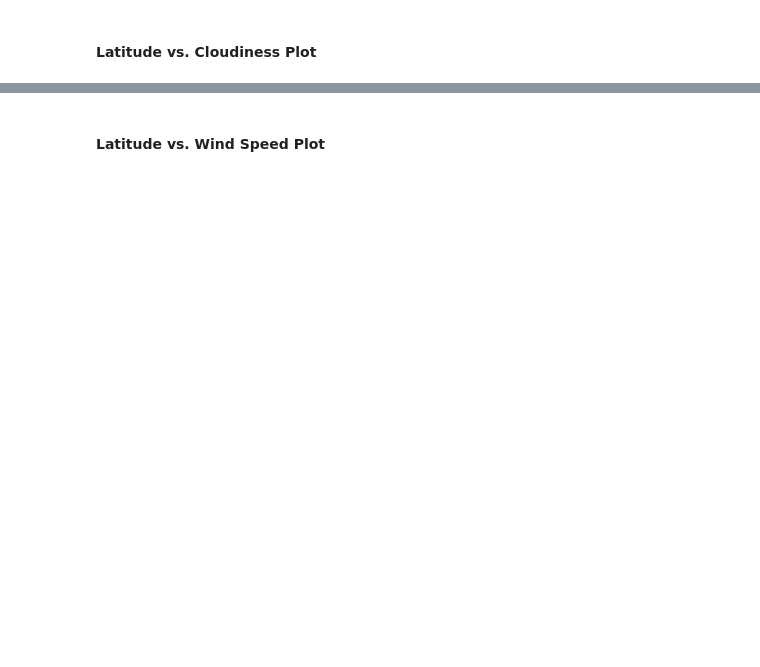
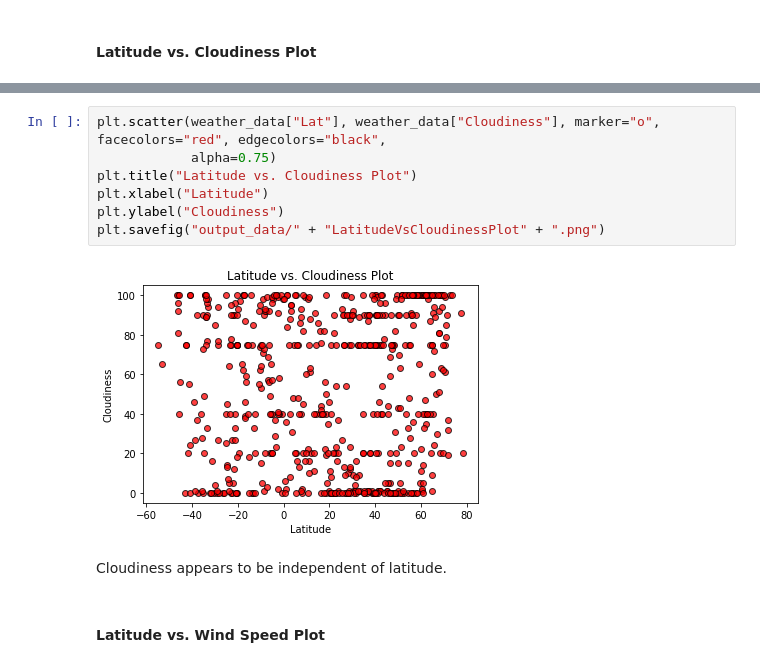
Before and after one commit to solrey3/python-api-challenge, a Jupyter notebook: WeatherPy/WeatherPy.ipynb, the cells around one changed output, grey strips where cells are left out. Cells and saved outputs as stored; diff of their text form; blank space fills up the shorter version.

```diff
--- a/WeatherPy/WeatherPy.ipynb
+++ b/WeatherPy/WeatherPy.ipynb
@@ -118,2 +214,13 @@ dtype: int64
+# %%
+plt.scatter(weather_data["Lat"], weather_data["Cloudiness"], marker="o", facecolors="red", edgecolors="black",
+            alpha=0.75)
+plt.title("Latitude vs. Cloudiness Plot")
+plt.xlabel("Latitude")
+plt.ylabel("Cloudiness")
+plt.savefig("output_data/" + "LatitudeVsCloudinessPlot" + ".png")
+# %% [output]
+[figure, added]
+# %% [markdown]
+Cloudiness appears to be independent of latitude.
 # %% [markdown]
 #### Latitude vs. Wind Speed Plot
```
Also changed, not shown: parts of 47 cells of this notebook, 14 other files.
